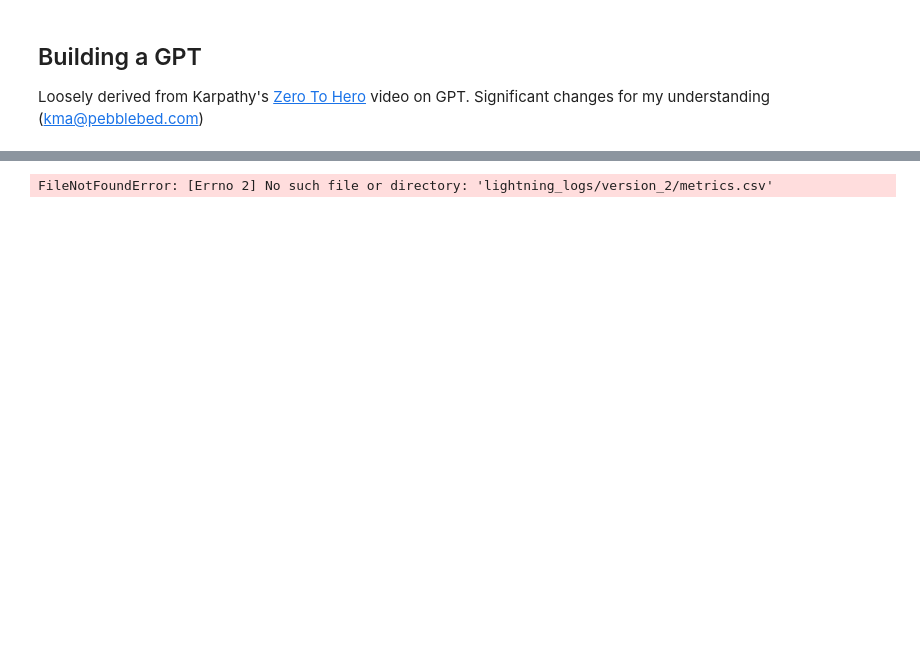
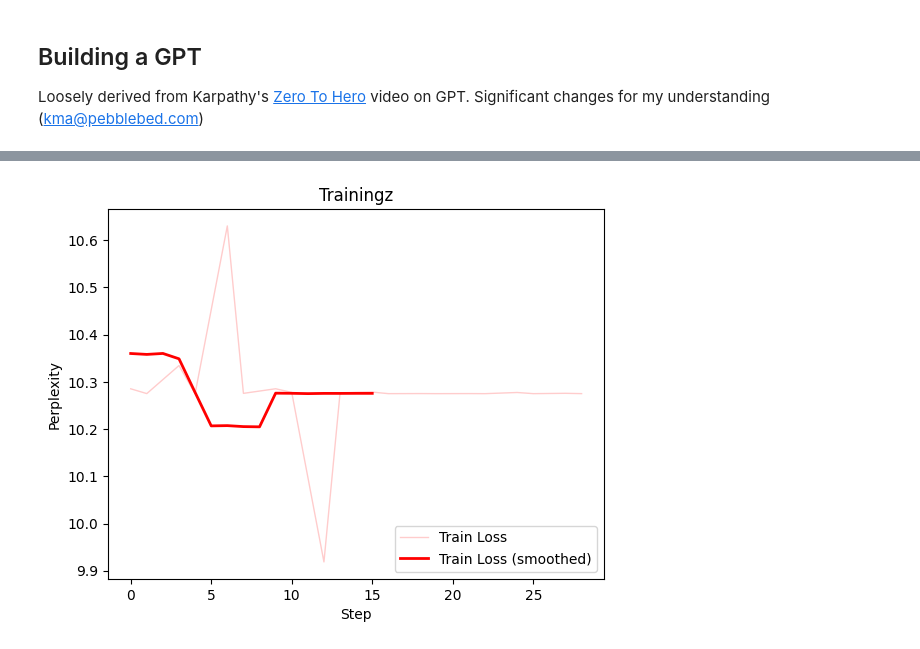
Before and after one commit to kmapb/microlm, a Jupyter notebook: Conv_Text.ipynb, the cells around one changed output, grey strips where cells are left out. Drawn from its saved outputs; the diff is of its cells as text; code cells hidden in the pictures; blank space fills up the shorter version.

```diff
--- a/Conv_Text.ipynb
+++ b/Conv_Text.ipynb
@@ -29,29 +29,30 @@ Note: you may need to restart the kernel to use updated packages.
 # %%
 import pandas as pd
 import numpy as np
 
 tdat = pd.read_csv('lightning_logs/version_0/metrics.csv')
 train = tdat.train_loss[~np.isnan(tdat.train_loss)]
-val = tdat.val_loss[~np.isnan(tdat.val_loss)]
 if True:
     import matplotlib.pyplot as plt
 
     xspace = np.linspace(0, len(train), len(train))
     fsz = max(5, len(train)//10)
     filter = np.ones(fsz)/fsz
 
     plt.plot( train, label = 'Train Loss', color='#fcc', linewidth=1)
     plt.plot( np.convolve(train, filter, mode='valid'), label = 'Train Loss (smoothed)', color='r', linewidth=2)
-    plt.plot( val, label = 'Val\'n Loss', color='#ccf', linewidth=1)
-    plt.plot( np.convolve(val, filter, mode='valid'), label = 'Val\'n Loss (smoothed)', color='b', linewidth=2)
+    if False or 'val' in tdat:
+        val = tdat.val_loss[~np.isnan(tdat.val_loss)]
+        plt.plot( val, label = 'Val\'n Loss', color='#ccf', linewidth=1)
+        plt.plot( np.convolve(val, filter, mode='valid'), label = 'Val\'n Loss (smoothed)', color='b', linewidth=2)
 
     plt.xlabel('Step')
     plt.ylabel('Perplexity')
-    plt.legend(loc='upper right')
+    plt.legend(loc='lower right')
     plt.title('Trainingz')
     plt.show()
 # %% [output]
-FileNotFoundError: [Errno 2] No such file or directory: 'lightning_logs/version_2/metrics.csv'
+[figure, added]
 # %%
 tdat
 # %% [output]
```
Also changed, not shown: parts of 2 cells of this notebook, 3 other files.
